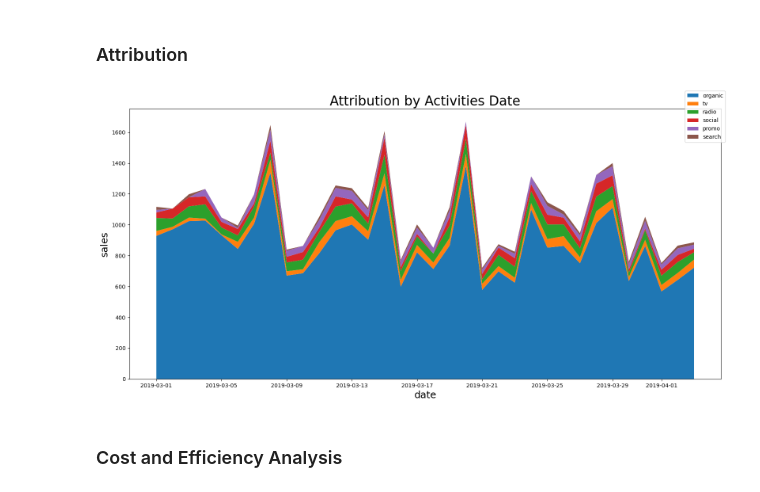
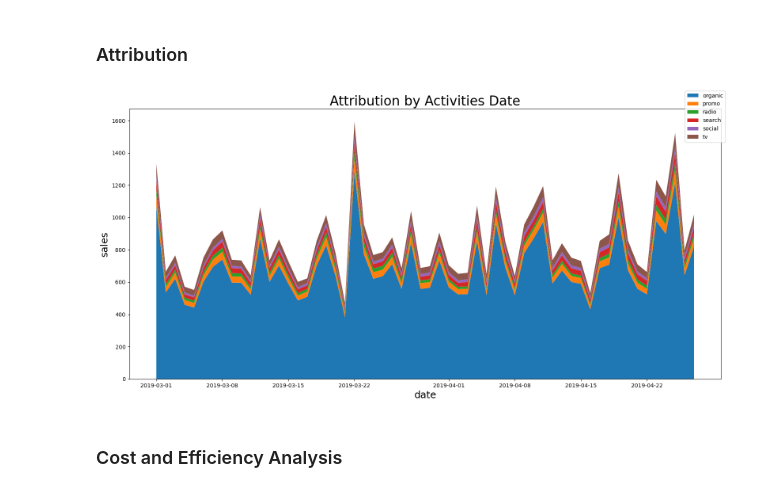
Before and after one commit to edwinnglabs/karpiu, a Jupyter notebook: docs/examples/quickstart.ipynb, the cells around one changed output. Saved outputs shown, nothing was run; the diff lists cells and outputs as text; code cells hidden in the pictures.

```diff
--- a/docs/examples/quickstart.ipynb
+++ b/docs/examples/quickstart.ipynb
@@ -24,14 +24,15 @@ print(karpiu.__version__)
 # %% [markdown]
 ### Data Input
 # %%
-RAW_DATA_FILE = 'data.csv'
-SCALABILITY_FILE = 'scalability_df.csv'
-ADSTOCK_FILE = 'adstock.csv'
-
-paid_channels = ['tv', 'radio', 'social', 'promo', 'search']
+RAW_DATA_FILE = "resource/non-seasonal/df.csv"
+SCALABILITY_FILE = "resource/non-seasonal/scalability_df.csv"
+ADSTOCK_FILE = "resource/non-seasonal/adstock_df.csv"
+paid_channels = ["promo", "radio", "search", "social", "tv"]
 # %% [markdown]
 This is the core spend and response(the sales) input data.
 # %%
-df = pd.read_csv(RAW_DATA_FILE, parse_dates=['date'])
+df = pd.read_csv(RAW_DATA_FILE, parse_dates=["date"])
+train_df = df[:-28]
+test_df = df[-28:]
 df.head(5)
 # %% [output]
@@ -56,6 +57,4 @@ Make sure they are sorted and with the regressor name as the index
 # %%
-adstock_df = pd.read_csv(ADSTOCK_FILE)
-adstock_df = adstock_df.sort_values(by=['regressor'])
-adstock_df = adstock_df.set_index('regressor')
-print(adstock_df)
+adstock_df = pd.read_csv(ADSTOCK_FILE, index_col="regressor")
+adstock_df
 # %% [output]
@@ -99,5 +97,5 @@ mmm.best_params
 # %% [markdown]
 Fit the model with supplied dataframe.
 # %%
-mmm.fit(df)
+mmm.fit(train_df)
 # %% [output]
@@ -123,17 +120,17 @@ activities_attr_df, spend_attr_df, spend_df, cost_df = attributor.make_attributi
 # %%
 fig, ax = plt.subplots(1, 1, figsize=(16, 8))
 ax.stackplot(
-    activities_attr_df['date'].values,
-    activities_attr_df[['organic'] + paid_channels].values.transpose(),
-    labels=['organic'] + paid_channels
+    activities_attr_df["date"].values,
+    activities_attr_df[["organic"] + paid_channels].values.transpose(),
+    labels=["organic"] + paid_channels,
 )
-ax.set_title("Attribution by Activities Date", fontdict={'fontsize': 24})
-ax.set_xlabel("date", fontdict={'fontsize': 18})
-ax.set_ylabel("sales", fontdict={'fontsize': 18})
+ax.set_title("Attribution by Activities Date", fontdict={"fontsize": 24})
+ax.set_xlabel("date", fontdict={"fontsize": 18})
+ax.set_ylabel("sales", fontdict={"fontsize": 18})
 fig.legend()
 fig.tight_layout();
 # %% [output]
-[figure, old version]
+[figure, new version]
 # %% [markdown]
 ### Cost and Efficiency Analysis
 # %%
```
Also changed, not shown: parts of 21 cells of this notebook, 7 other files.
